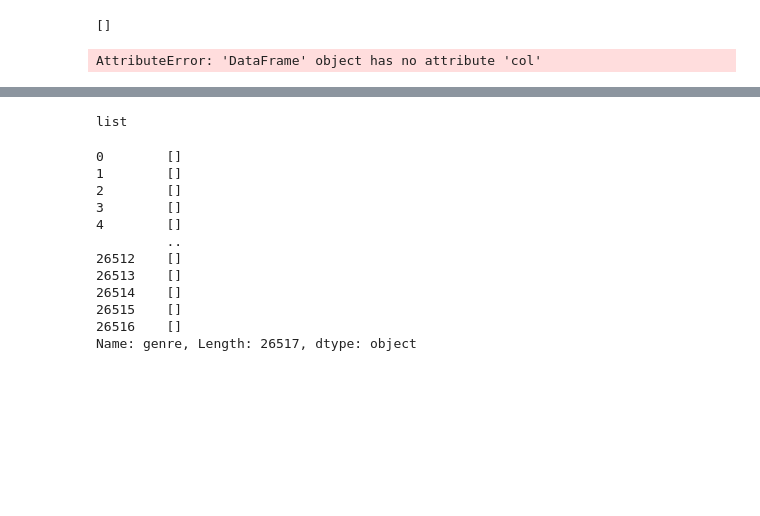
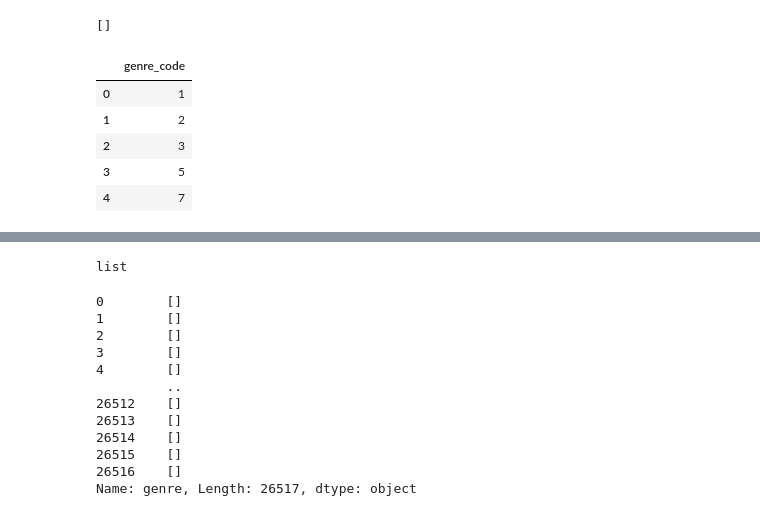
Before and after one commit to dt1086/Phase1_Project, a Jupyter notebook: Data Exploration.ipynb, the cells around one changed output, grey strips where cells are left out. Cells and saved outputs as stored; diff of their text form; code cells hidden in the pictures; blank space fills up the shorter version.

```diff
--- a/Data Exploration.ipynb
+++ b/Data Exploration.ipynb
@@ -348,3 +348,10 @@ tmdb_genre_dict
  53: 'Thriller',
  10752: 'War',
  37: 'Western'}
+# %%
+keys_values = tmdb_genre_dict.items()
+
+tmdb_genre_dict = {str(key): str(value) for key, value in keys_values}
+tmdb_genre_dict
+#types1 = [type(k) for k in tmdb_genre_dict.keys()]
+#types1
@@ -395,21 +441,29 @@ list_lookup_to_dict(lst)
 []
 # %%
 lst = [1,2,3,5,7]
-new_list = []
+dic = {1:'Action', 2:'Comedy', 3:'Adventure'}
+
 def check_list_to_dict(lst):
     new_list = []
     for i in lst:
-        if i in dic.keys():
-            new_list.append(dic[i])
+        if i in tmdb_genre_dict.keys():
+            new_list.append(tmdb_genre_dict[i])
     return new_list
 
 check_list_to_dict(lst)
 
+df_genre_test = pd.DataFrame(lst, columns=['genre_code'])
 
+#df_genre_test['genre'] = df_genre_test['genre_code'].apply(check_list_to_dict)
 
-df['new_col'] = df.col.apply(check_list_to_dict)
+df_genre_test.head()
 # %% [output]
-AttributeError: 'DataFrame' object has no attribute 'col'
+|  | genre_code |
+| 0 | 1 |
+| 1 | 2 |
+| 2 | 3 |
+| 3 | 5 |
+| 4 | 7 |
 # %%
 df_tn_movie_budgets['release_date'] = pd.to_datetime(df_tn_movie_budgets['release_date'])
 df_tmdb_movies['release_date'] = pd.to_datetime(df_tmdb_movies['release_date'])
```
Also changed, not shown: parts of 6 cells of this notebook.
